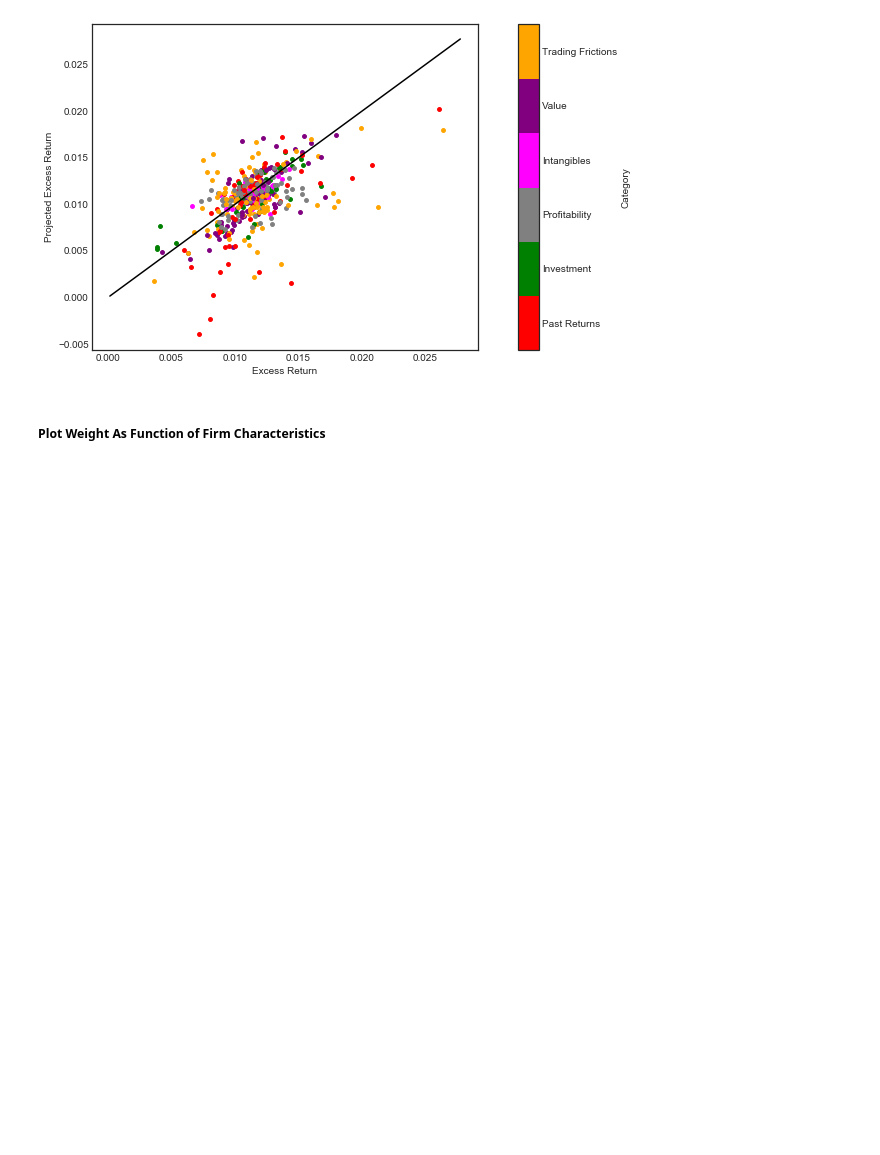
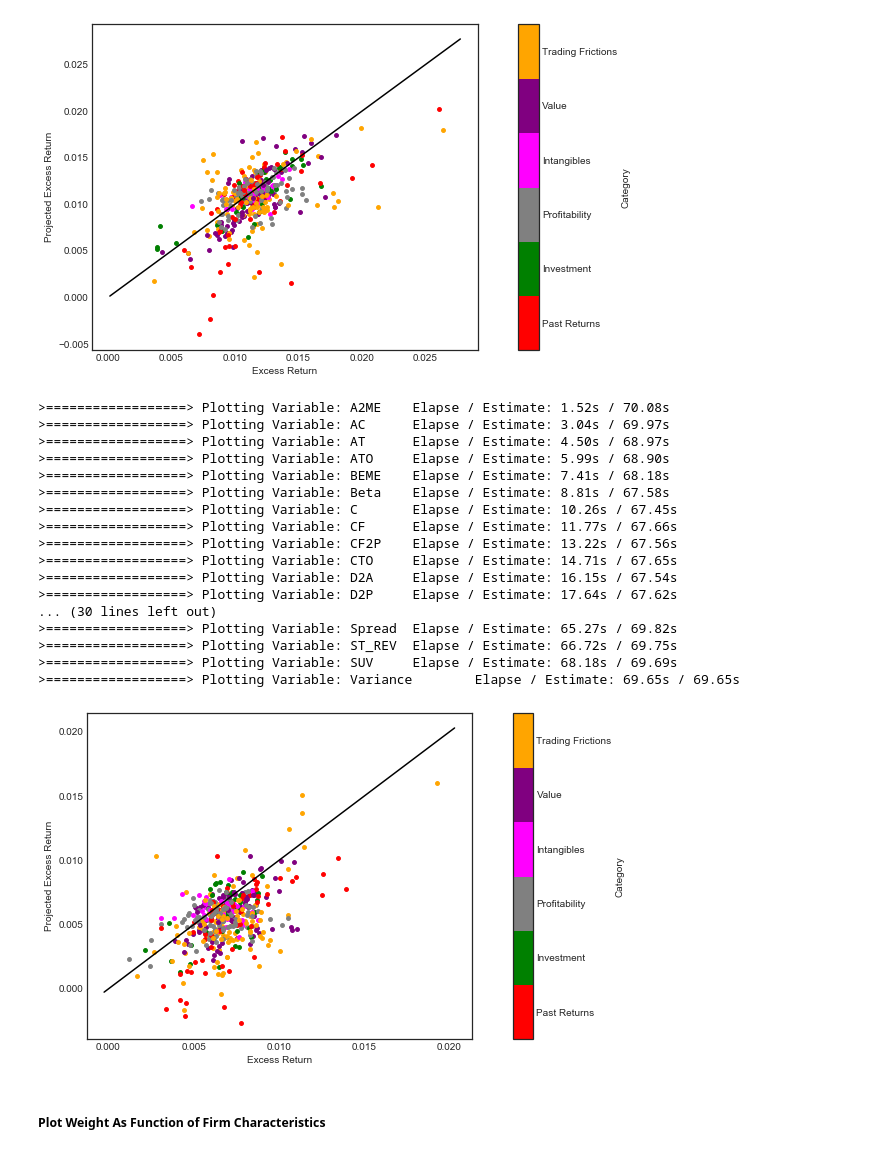
Before and after one commit to LouisChen1992/Deep_Learning_in_Asset_Pricing, a Jupyter notebook: model_Linear.ipynb, the cells around one changed output. Drawn from its saved outputs; the diff is of its cells as text; code cells hidden in the pictures; blank space fills up the shorter version.

```diff
--- a/model_Linear.ipynb
+++ b/model_Linear.ipynb
@@ -516,6 +562,27 @@ plotReturnDecile(dl_test, beta_test, plotPath='model_char_shift/model_Linear_LS/
 >==================> Plotting Variable: SUV     Elapse / Estimate: 59.78s / 61.11s
 >==================> Plotting Variable: Variance        Elapse / Estimate: 61.12s / 61.12s
 [figure]
+# %%
+plotReturnDecile(dl_test, beta_test, value=value_test, plotPath='model_char_shift/model_Linear_LS/ElasticNet/plot')
+# %% [output]
+>==================> Plotting Variable: A2ME    Elapse / Estimate: 1.52s / 70.08s
+>==================> Plotting Variable: AC      Elapse / Estimate: 3.04s / 69.97s
+>==================> Plotting Variable: AT      Elapse / Estimate: 4.50s / 68.97s
+>==================> Plotting Variable: ATO     Elapse / Estimate: 5.99s / 68.90s
+>==================> Plotting Variable: BEME    Elapse / Estimate: 7.41s / 68.18s
+>==================> Plotting Variable: Beta    Elapse / Estimate: 8.81s / 67.58s
+>==================> Plotting Variable: C       Elapse / Estimate: 10.26s / 67.45s
+>==================> Plotting Variable: CF      Elapse / Estimate: 11.77s / 67.66s
+>==================> Plotting Variable: CF2P    Elapse / Estimate: 13.22s / 67.56s
+>==================> Plotting Variable: CTO     Elapse / Estimate: 14.71s / 67.65s
+>==================> Plotting Variable: D2A     Elapse / Estimate: 16.15s / 67.54s
+>==================> Plotting Variable: D2P     Elapse / Estimate: 17.64s / 67.62s
+... (30 lines left out)
+>==================> Plotting Variable: Spread  Elapse / Estimate: 65.27s / 69.82s
+>==================> Plotting Variable: ST_REV  Elapse / Estimate: 66.72s / 69.75s
+>==================> Plotting Variable: SUV     Elapse / Estimate: 68.18s / 69.69s
+>==================> Plotting Variable: Variance        Elapse / Estimate: 69.65s / 69.65s
+[figure, added]
 # %% [markdown]
 ##### Plot Weight As Function of Firm Characteristics
 # %%
```
Also changed, not shown: parts of 14 cells of this notebook.
